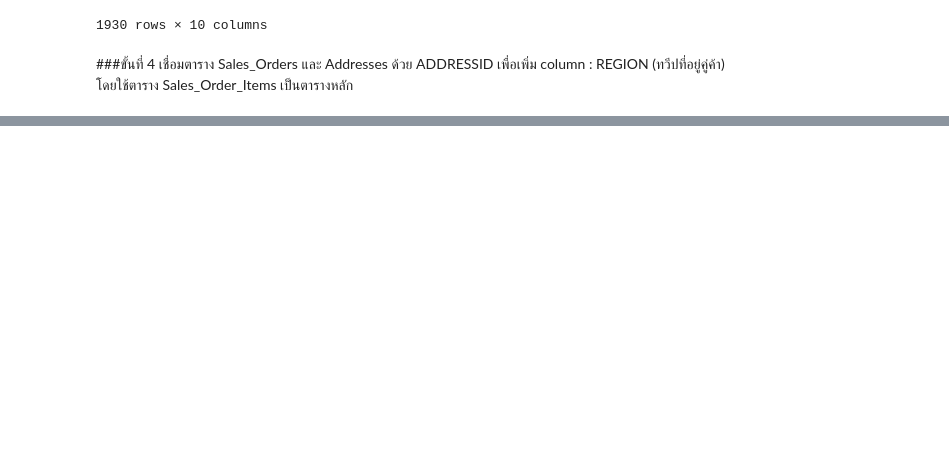
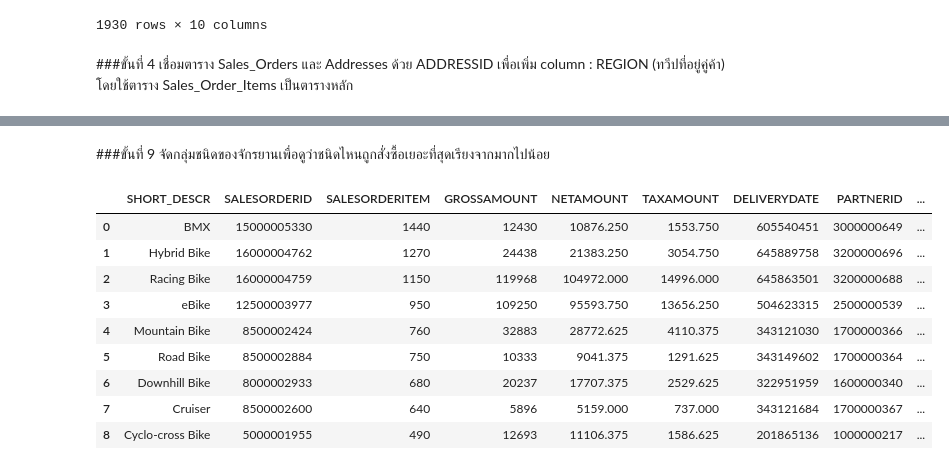
Before and after one commit to nicha0524/DPDM2021, a Jupyter notebook: Untitled6.ipynb, the cells around one changed output, grey strips where cells are left out. Cells and saved outputs as stored; diff of their text form; code cells hidden in the pictures; blank space fills up the shorter version.

```diff
--- a/Untitled6.ipynb
+++ b/Untitled6.ipynb
@@ -360,0 +480,16 @@ Sales_Order_Items
+# %% [markdown]
+###ขั้นที่ 9 จัดกลุ่มชนิดของจักรยานเพื่อดูว่าชนิดไหนถูกสั่งซื้อเยอะที่สุดเรียงจากมากไปน้อย
+# %%
+bicycle=Bike.groupby('SHORT_DESCR').sum().sort_values(by=['SALESORDERITEM'],ascending=False).reset_index()
+bicycle
+# %% [output]
+|  | SHORT_DESCR | SALESORDERID | SALESORDERITEM | GROSSAMOUNT | NETAMOUNT | TAXAMOUNT | DELIVERYDATE | PARTNERID | ... |
+| 0 | BMX | 15000005330 | 1440 | 12430 | 10876.250 | 1553.750 | 605540451 | 3000000649 | ... |
+| 1 | Hybrid Bike | 16000004762 | 1270 | 24438 | 21383.250 | 3054.750 | 645889758 | 3200000696 | ... |
+| 2 | Racing Bike | 16000004759 | 1150 | 119968 | 104972.000 | 14996.000 | 645863501 | 3200000688 | ... |
+| 3 | eBike | 12500003977 | 950 | 109250 | 95593.750 | 13656.250 | 504623315 | 2500000539 | ... |
+| 4 | Mountain Bike | 8500002424 | 760 | 32883 | 28772.625 | 4110.375 | 343121030 | 1700000366 | ... |
+| 5 | Road Bike | 8500002884 | 750 | 10333 | 9041.375 | 1291.625 | 343149602 | 1700000364 | ... |
+| 6 | Downhill Bike | 8000002933 | 680 | 20237 | 17707.375 | 2529.625 | 322951959 | 1600000340 | ... |
+| 7 | Cruiser | 8500002600 | 640 | 5896 | 5159.000 | 737.000 | 343121684 | 1700000367 | ... |
+| 8 | Cyclo-cross Bike | 5000001955 | 490 | 12693 | 11106.375 | 1586.625 | 201865136 | 1000000217 | ... |
```
Also changed, not shown: parts of 17 cells of this notebook.
